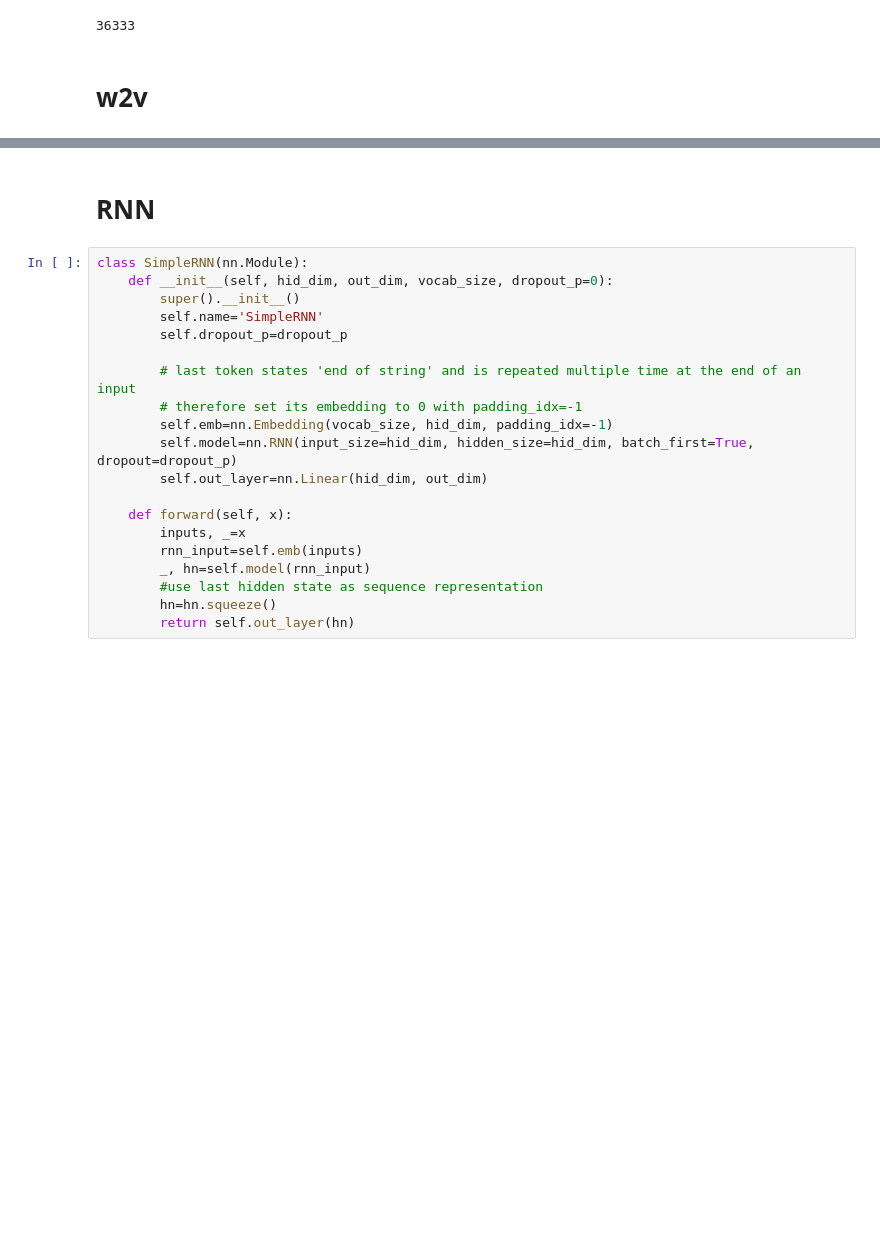
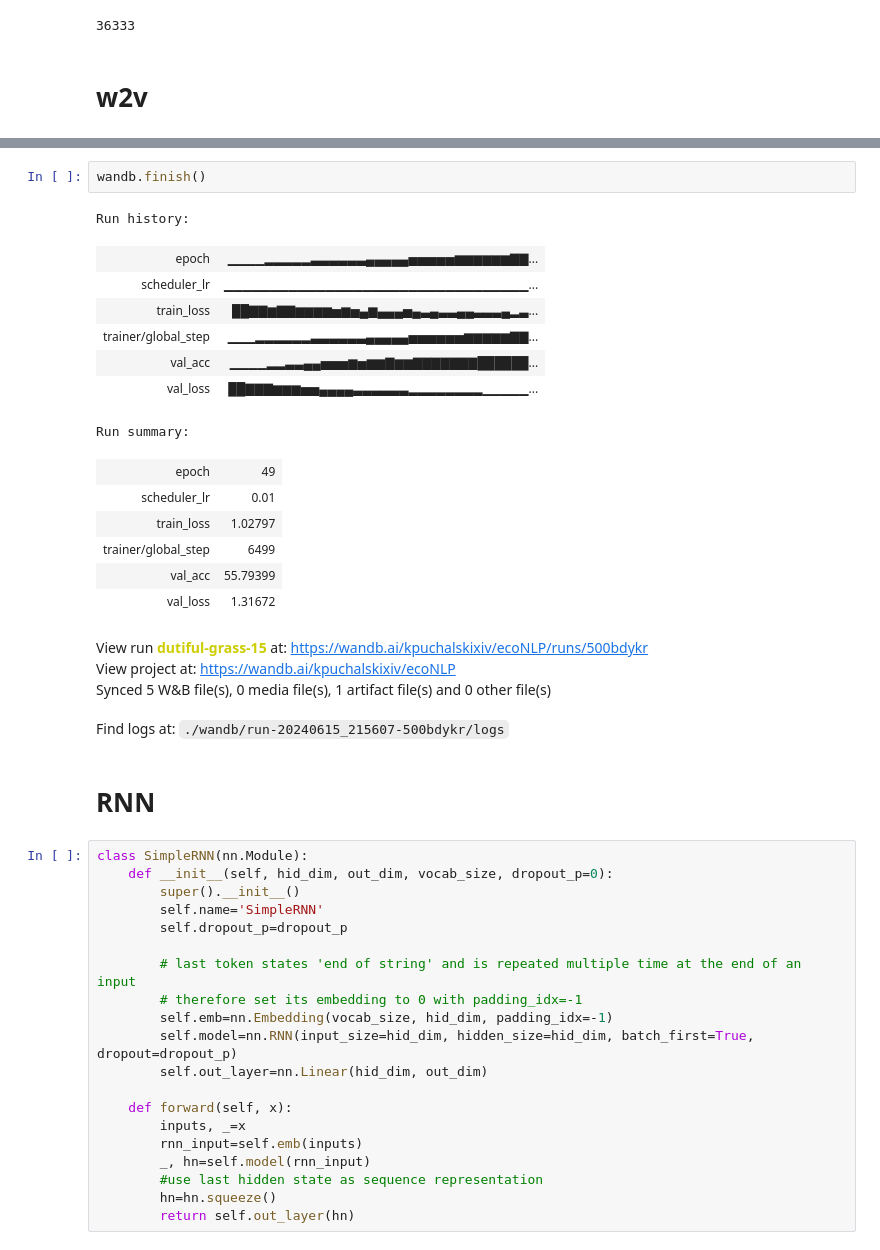
Before and after one commit to kpuchalskixiv/ecoNLP, a Jupyter notebook: lightning_class.ipynb, the cells around one changed output, grey strips where cells are left out. Saved outputs shown, nothing was run; the diff lists cells and outputs as text; blank space fills up the shorter version.

```diff
--- a/lightning_class.ipynb
+++ b/lightning_class.ipynb
@@ -209,3 +284,24 @@ class Word2VecModel(nn.Module):
+# %%
+wandb.finish()
+# %% [output]
+Run history:
+| epoch | ▁▁▁▁▂▂▂▂▂▃▃▃▃▃▃▄▄▄▄▄▅▅▅▅▅▆▆▆▆▆▆▇▇... |
+| scheduler_lr | ▁▁▁▁▁▁▁▁▁▁▁▁▁▁▁▁▁▁▁▁▁▁▁▁▁▁▁▁▁▁▁▁▁... |
+| train_loss | ██▇▇▆▇▇▆▆▆▆▅▆▅▄▆▄▄▄▅▄▃▄▃▃▄▄▃▃▃▄▂▃... |
+| trainer/global_step | ▁▁▁▂▂▂▂▂▂▃▃▃▃▃▃▄▄▄▄▄▅▅▅▅▅▅▆▆▆▆▆▇▇... |
+| val_acc | ▁▁▁▁▂▂▃▃▄▄▅▅▅▆▅▆▆▇▆▆▇▇▇▇▇▇▇██████... |
+| val_loss | ██▇▇▇▆▆▆▅▅▄▄▄▄▃▃▃▃▃▃▂▂▂▂▂▂▂▂▁▁▁▁▁... |
+Run summary:
+| epoch | 49 |
+| scheduler_lr | 0.01 |
+| train_loss | 1.02797 |
+| trainer/global_step | 6499 |
+| val_acc | 55.79399 |
+| val_loss | 1.31672 |
+View run dutiful-grass-15 at: https://wandb.ai/kpuchalskixiv/ecoNLP/runs/500bdykr
+View project at: https://wandb.ai/kpuchalskixiv/ecoNLP
+Synced 5 W&B file(s), 0 media file(s), 1 artifact file(s) and 0 other file(s)
+Find logs at: ./wandb/run-20240615_215607-500bdykr/logs
 # %% [markdown]
 # RNN
 # %%
```
Also changed, not shown: parts of 19 cells of this notebook.
